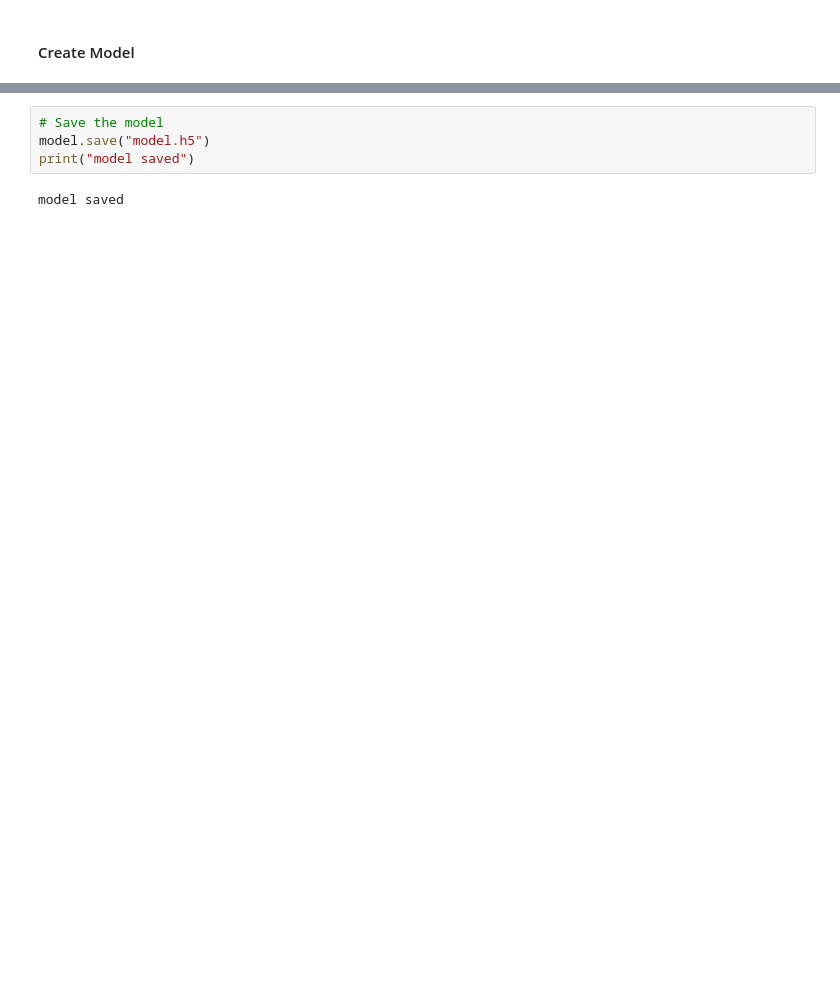
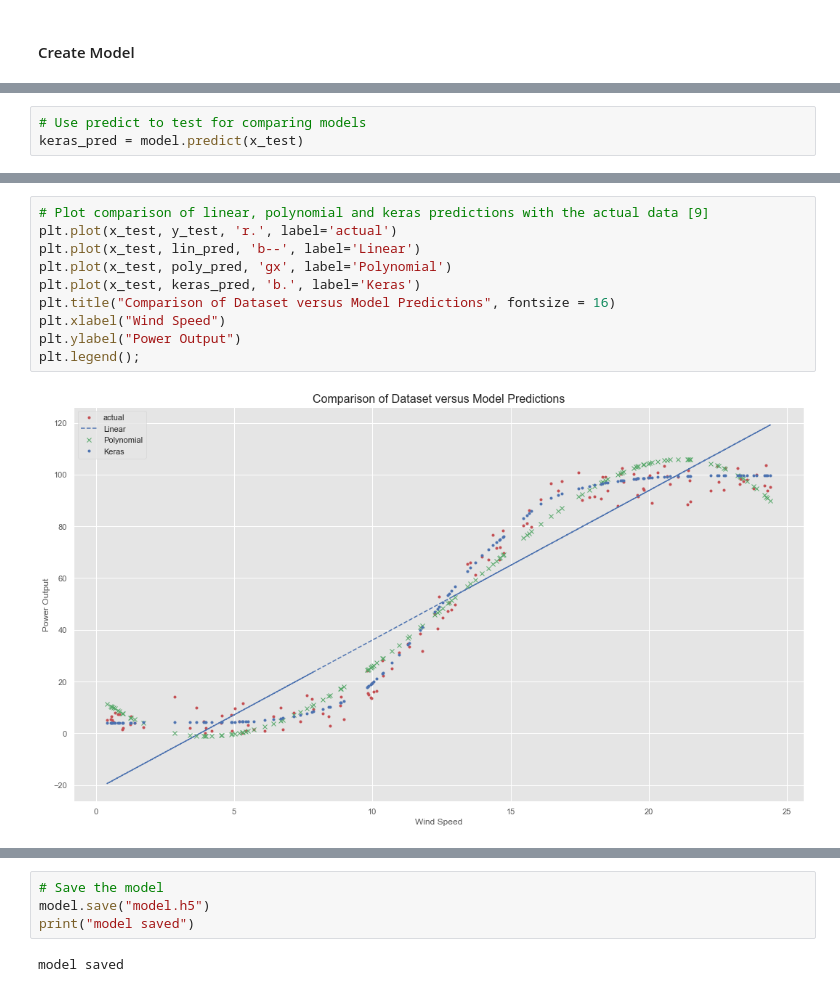
Before and after one commit to dconn20/MachineLearning.Project, a Jupyter notebook: Machine Learning & Statistics Project 2020.ipynb, the cells around one changed output, grey strips where cells are left out. Drawn from its saved outputs; the diff is of its cells as text; blank space fills up the shorter version.

```diff
--- a/Machine Learning & Statistics Project 2020.ipynb
+++ b/Machine Learning & Statistics Project 2020.ipynb
@@ -549,0 +568,3 @@ print (model.results)
+# %%
+# Use predict to test for comparing models
+keras_pred = model.predict(x_test)
@@ -557,0 +650,12 @@ plt.legend()
+# %%
+# Plot comparison of linear, polynomial and keras predictions with the actual data [9]
+plt.plot(x_test, y_test, 'r.', label='actual')
+plt.plot(x_test, lin_pred, 'b--', label='Linear')
+plt.plot(x_test, poly_pred, 'gx', label='Polynomial')
+plt.plot(x_test, keras_pred, 'b.', label='Keras')
+plt.title("Comparison of Dataset versus Model Predictions", fontsize = 16)
+plt.xlabel("Wind Speed")
+plt.ylabel("Power Output")
+plt.legend();
+# %% [output]
+[figure, added]
```
Also changed, not shown: parts of 58 cells of this notebook, 3 other files.
